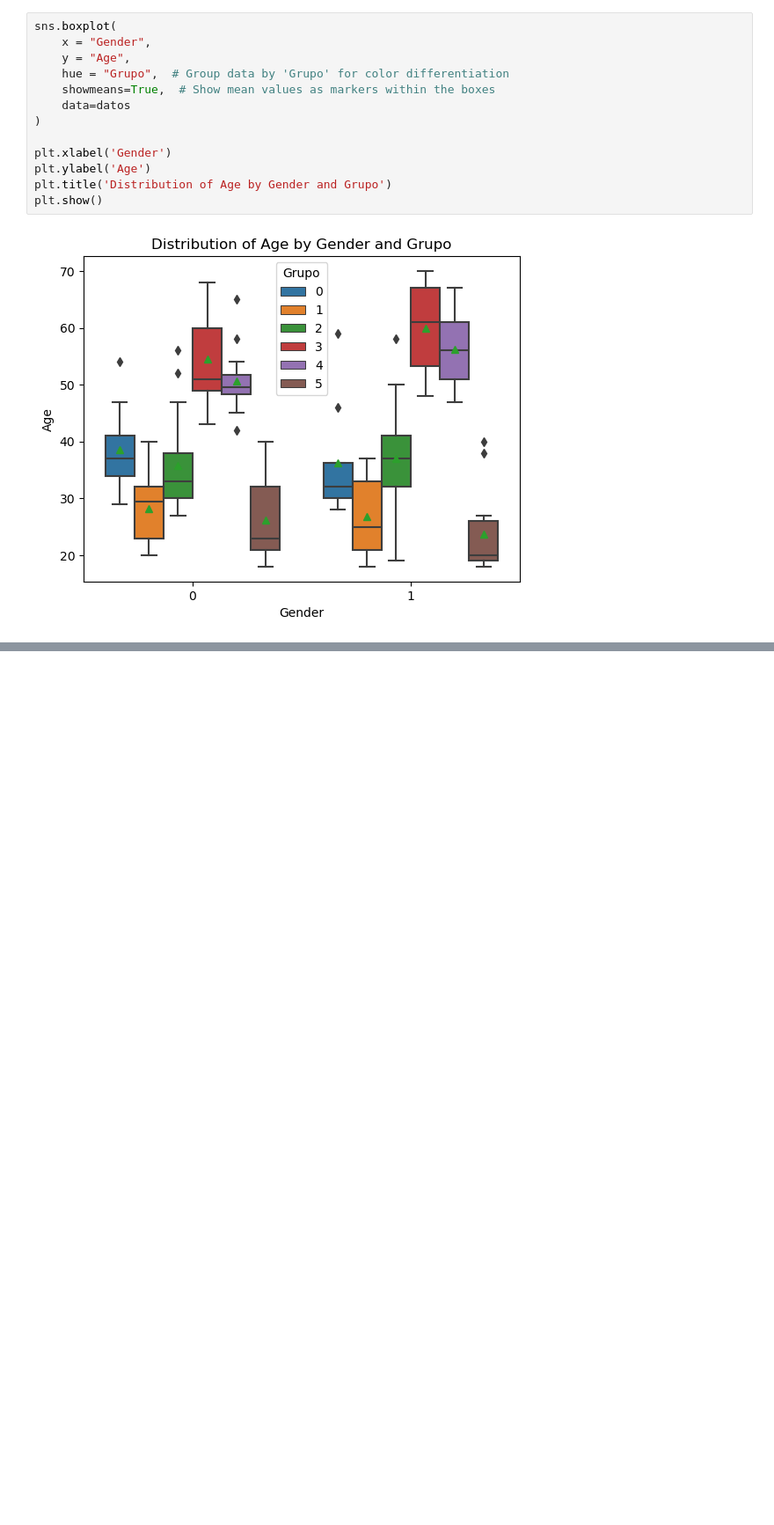
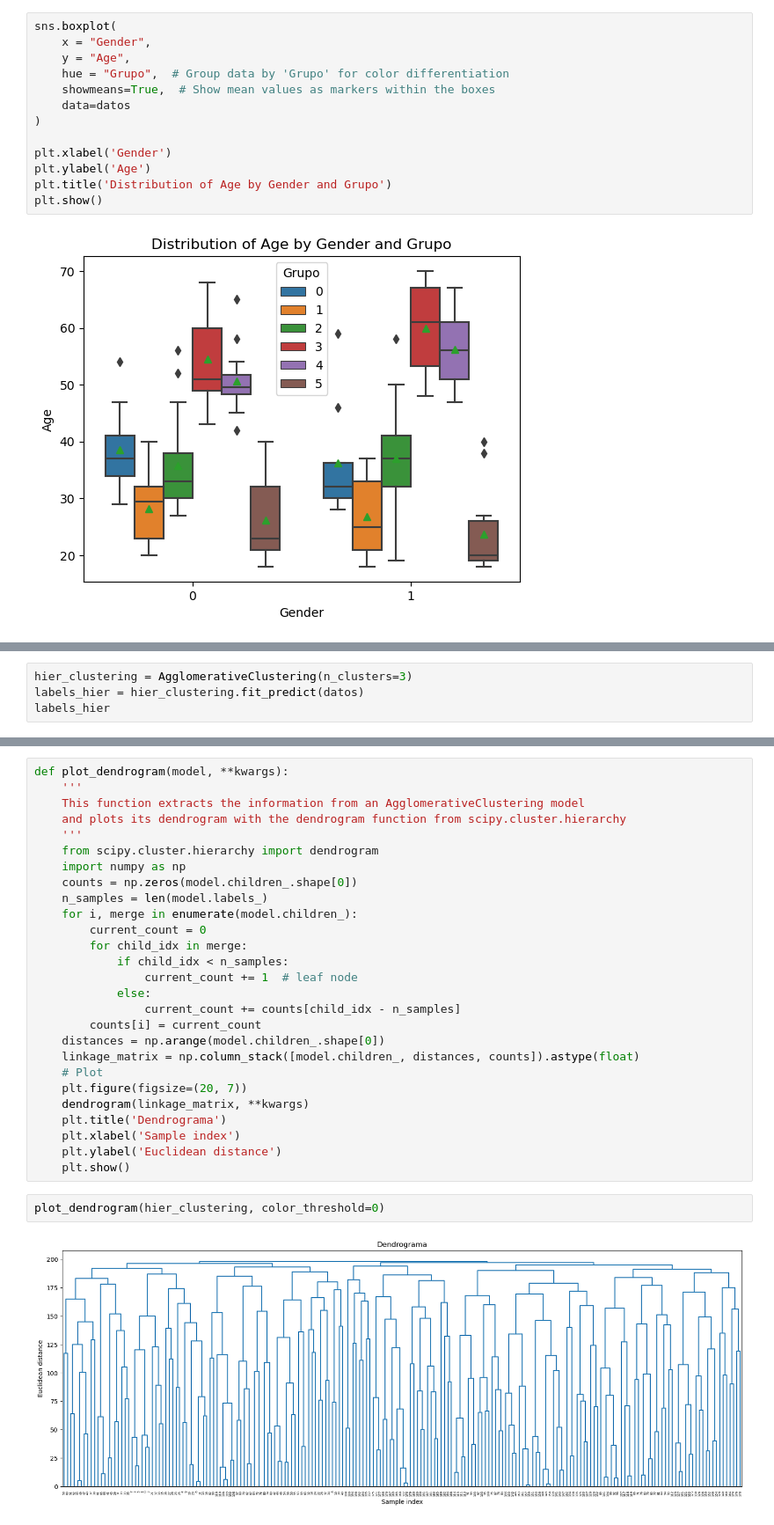
Before and after one commit to saskek21/Analisis-Datos, a Jupyter notebook: Analisis.ipynb, the cells around one changed output, grey strips where cells are left out. Shown at 88% size. Drawn from its saved outputs; the diff is of its cells as text; blank space fills up the shorter version.

```diff
--- a/Analisis.ipynb
+++ b/Analisis.ipynb
@@ -217,0 +229,4 @@ plt.show()
+# %%
+hier_clustering = AgglomerativeClustering(n_clusters=3)
+labels_hier = hier_clustering.fit_predict(datos)
+labels_hier
@@ -217,0 +258,31 @@ plt.show()
+# %%
+def plot_dendrogram(model, **kwargs):
+    '''
+    This function extracts the information from an AgglomerativeClustering model
+    and plots its dendrogram with the dendrogram function from scipy.cluster.hierarchy
+    '''
+    from scipy.cluster.hierarchy import dendrogram
+    import numpy as np
+    counts = np.zeros(model.children_.shape[0])
+    n_samples = len(model.labels_)
+    for i, merge in enumerate(model.children_):
+        current_count = 0
+        for child_idx in merge:
+            if child_idx < n_samples:
+                current_count += 1  # leaf node
+            else:
+                current_count += counts[child_idx - n_samples]
+        counts[i] = current_count
+    distances = np.arange(model.children_.shape[0])
+    linkage_matrix = np.column_stack([model.children_, distances, counts]).astype(float)
+    # Plot
+    plt.figure(figsize=(20, 7))
+    dendrogram(linkage_matrix, **kwargs)
+    plt.title('Dendrograma')
+    plt.xlabel('Sample index')
+    plt.ylabel('Euclidean distance')
+    plt.show()
+# %%
+plot_dendrogram(hier_clustering, color_threshold=0)
+# %% [output]
+[figure, added]
```
Also changed, not shown: parts of 7 cells of this notebook.
